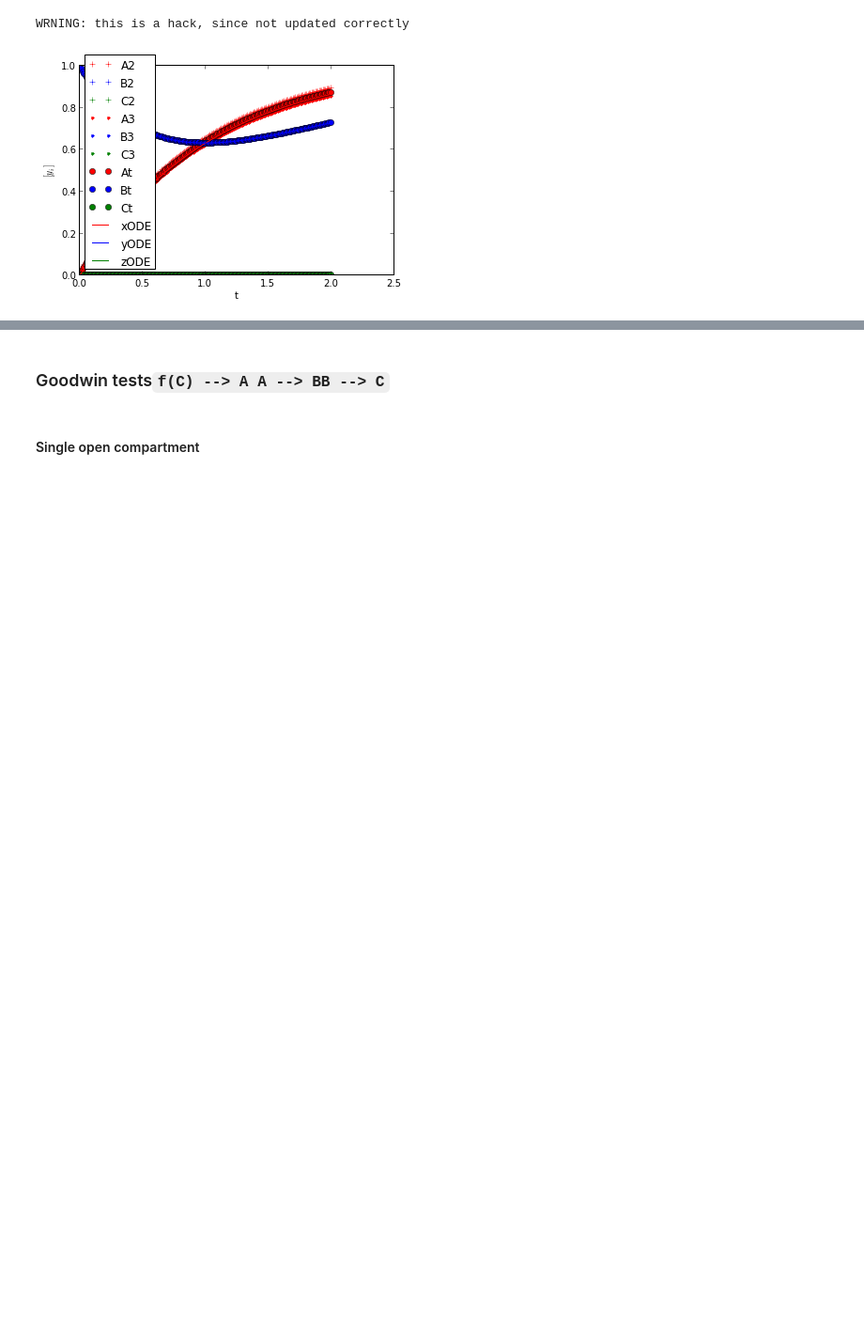
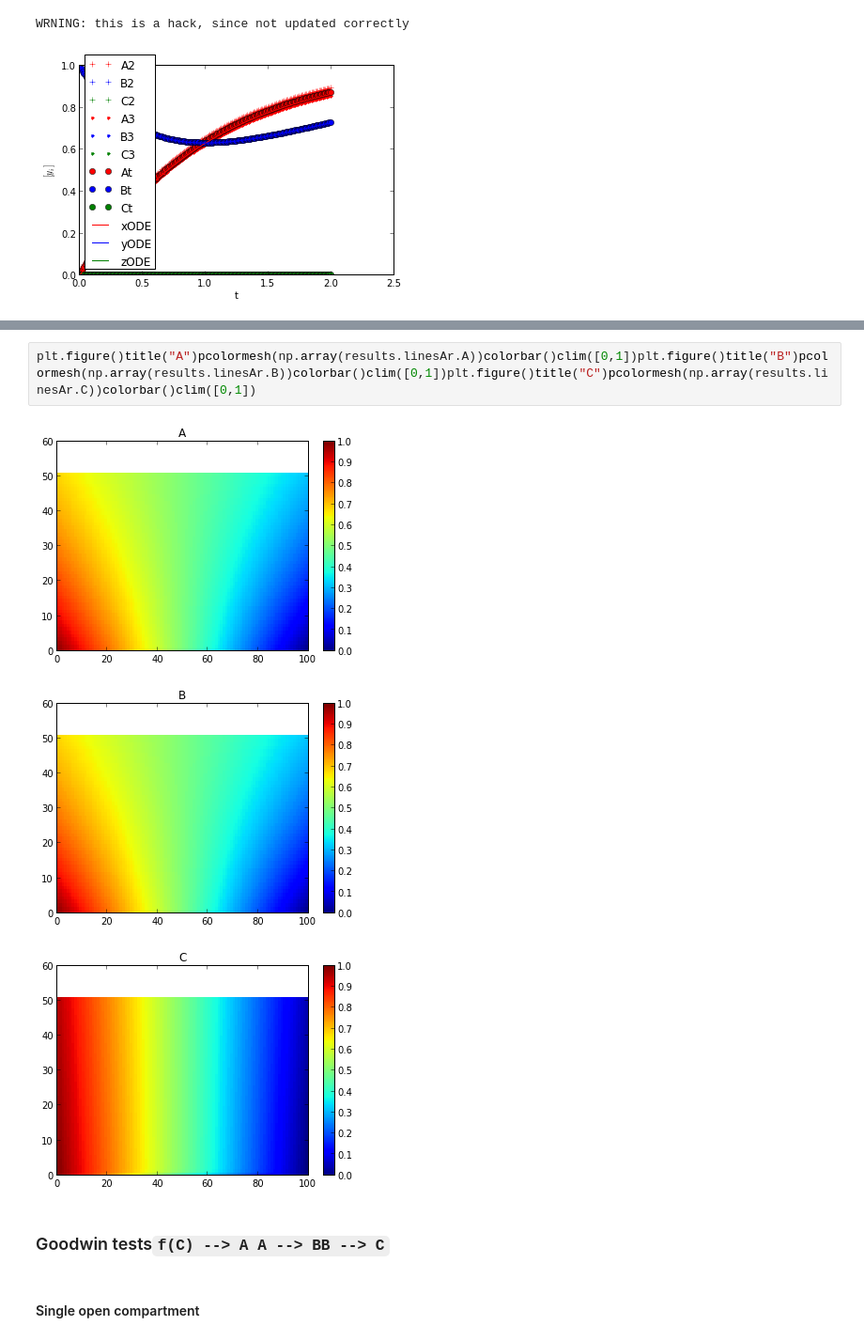
Before and after one commit to huskeypm/enzymekineticsacs, a Jupyter notebook: goodwinPDEtests.ipynb, the cells around one changed output, grey strips where cells are left out. Shown at 94% size. Saved outputs shown, nothing was run; the diff lists cells and outputs as text; blank space fills up the shorter version.

```diff
--- a/goodwinPDEtests.ipynb
+++ b/goodwinPDEtests.ipynb
@@ -34,3 +41,9 @@ WRNING: this is a hack, since not updated correctly
+# %%
+plt.figure()title("A")pcolormesh(np.array(results.linesAr.A))colorbar()clim([0,1])plt.figure()title("B")pcolormesh(np.array(results.linesAr.B))colorbar()clim([0,1])plt.figure()title("C")pcolormesh(np.array(results.linesAr.C))colorbar()clim([0,1])
+# %% [output]
+[figure, added]
+[figure, added]
+[figure, added]
 # %% [markdown]
 ### Goodwin tests<code>f(C) --> A A --> BB --> C</code>
 # %% [markdown]
```
Also changed, not shown: parts of 3 cells of this notebook, 3 other files.
